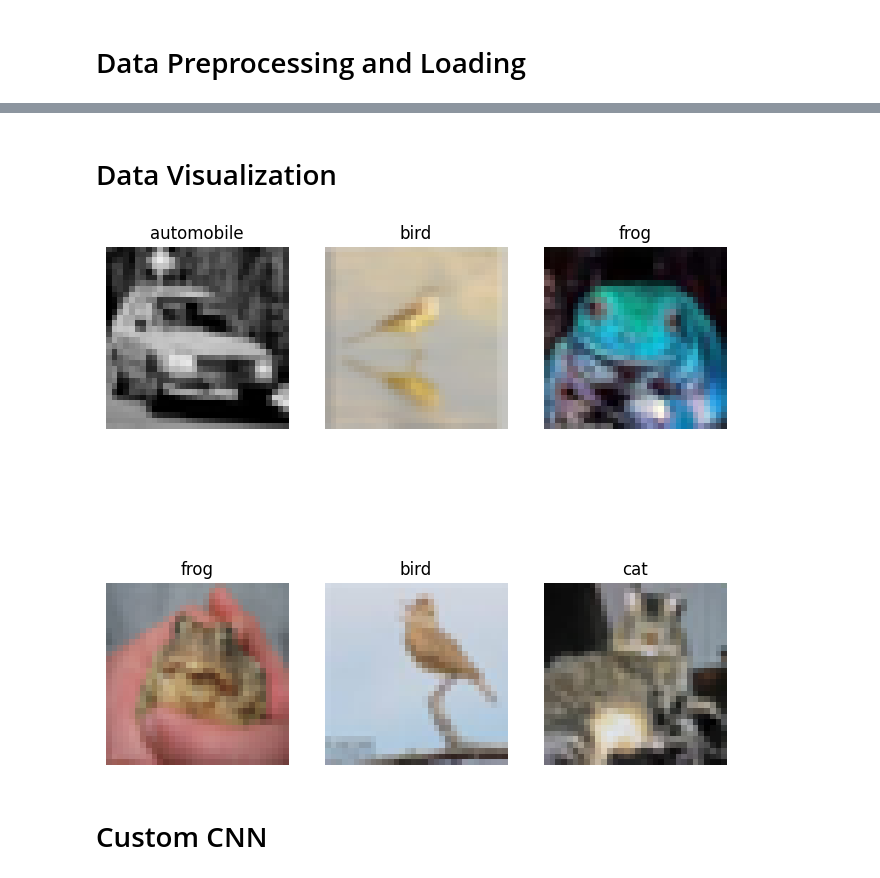
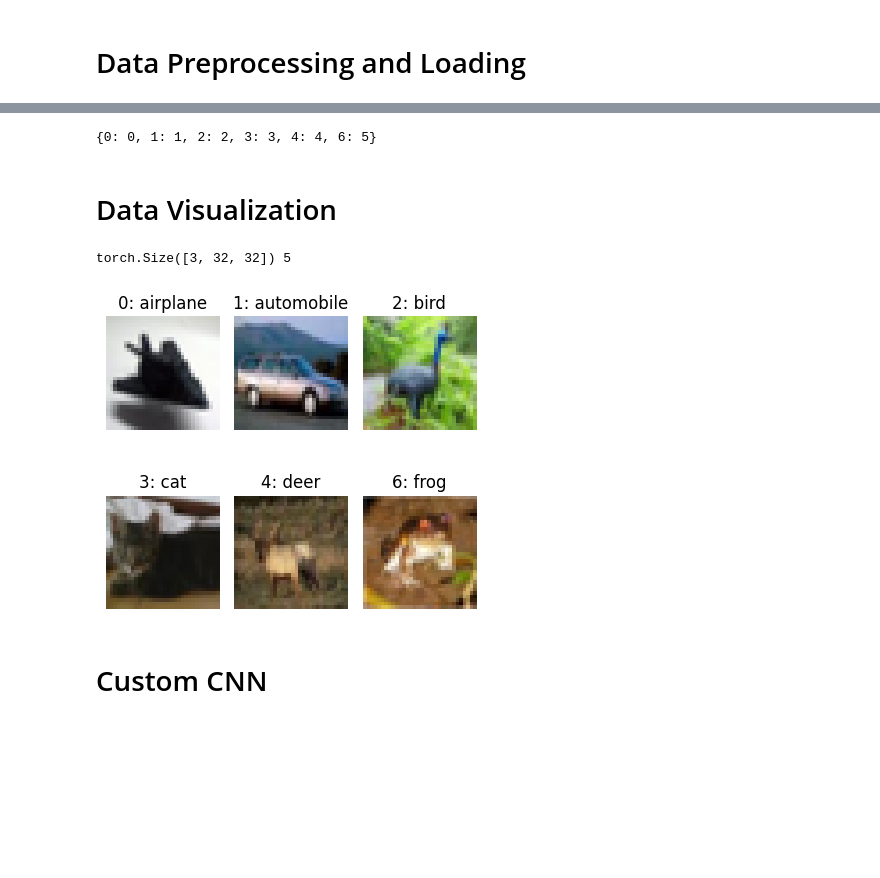
Before and after one commit to Blattvorhang/image_classification_cifar10, a Jupyter notebook: cifar10.ipynb, the cells around one changed output, grey strips where cells are left out. Saved outputs shown, nothing was run; the diff lists cells and outputs as text; code cells hidden in the pictures; blank space fills up the shorter version.

Commit message:
successfully solve inconsecutive labels

```diff
--- a/cifar10.ipynb
+++ b/cifar10.ipynb
@@ -33,0 +34,11 @@ testloader = DataLoader(testset, batch_size=64, shuffle=False)
+# %%
+label_map = {label: i for i, label in enumerate(selected_classes)}
+label_map
+# %% [output]
+{0: 0, 1: 1, 2: 2, 3: 3, 4: 4, 6: 5}
+# %%
+# Change labels
+for i in train_indices:
+    trainset.dataset.targets[i] = label_map[trainset.dataset.targets[i]]
+for i in test_indices:
+    testset.dataset.targets[i] = label_map[testset.dataset.targets[i]]
@@ -34,23 +48,31 @@ testloader = DataLoader(testset, batch_size=64, shuffle=False)
 # %% [markdown]
 # Data Visualization
-# %%
-import matplotlib.pyplot as plt
-class_names = ['airplane', 'automobile', 'bird', 'cat', 'deer', 'dog', 'frog', 'horse', 'ship', 'truck']
-# class_names = np.array(class_names)[selected_classes]
-
-# 可视化每个类别的一张图像
-for i, (images, labels) in enumerate(trainloader):
-    plt.figure(figsize=(8, 8))
-    for j in range(6):  # 每个类别选择一张图片
-        ax = plt.subplot(2, 3, j + 1)
-        img = images[j].permute(1, 2, 0) * 0.5 + 0.5  # 去标准化
-        plt.imshow(img)
-        plt.title(class_names[labels[j]])
-        plt.axis('off')
-    break
-plt.show()
-# %% [output]
-[figure, removed]
+# %%
+for img, label in trainset:
+    print(img.shape, label)
+    break
+# %% [output]
+torch.Size([3, 32, 32]) 5
+# %%
+class_names = ['airplane', 'automobile', 'bird', 'cat', 'deer', 'dog', 'frog', 'horse', 'ship', 'truck']
+class_names = np.array(class_names)[selected_classes]
+
+# Visualize one image of each class
+fig, axs = plt.subplots(2, 3, figsize=(4, 4))
+for i, ax in enumerate(axs.flat):
+    # matching_images = [img for img, label in trainset if label == i]
+    # img = random.choice(matching_images)  # too slow
+    img = next(img for img, label in trainset if label == i)
+    img = 0.5 * img + 0.5  # unnormalize
+    img = img.numpy().transpose(1, 2, 0)
+    ax.imshow(img)
+    ax.set_title(f'{selected_classes[i]}: {class_names[i]}')
+    ax.axis('off')
+
+plt.tight_layout()
+plt.show()
+# %% [output]
+[figure, added]
 # %% [markdown]
 # Custom CNN
 # %%
```
Also changed, not shown: parts of 9 cells of this notebook.
